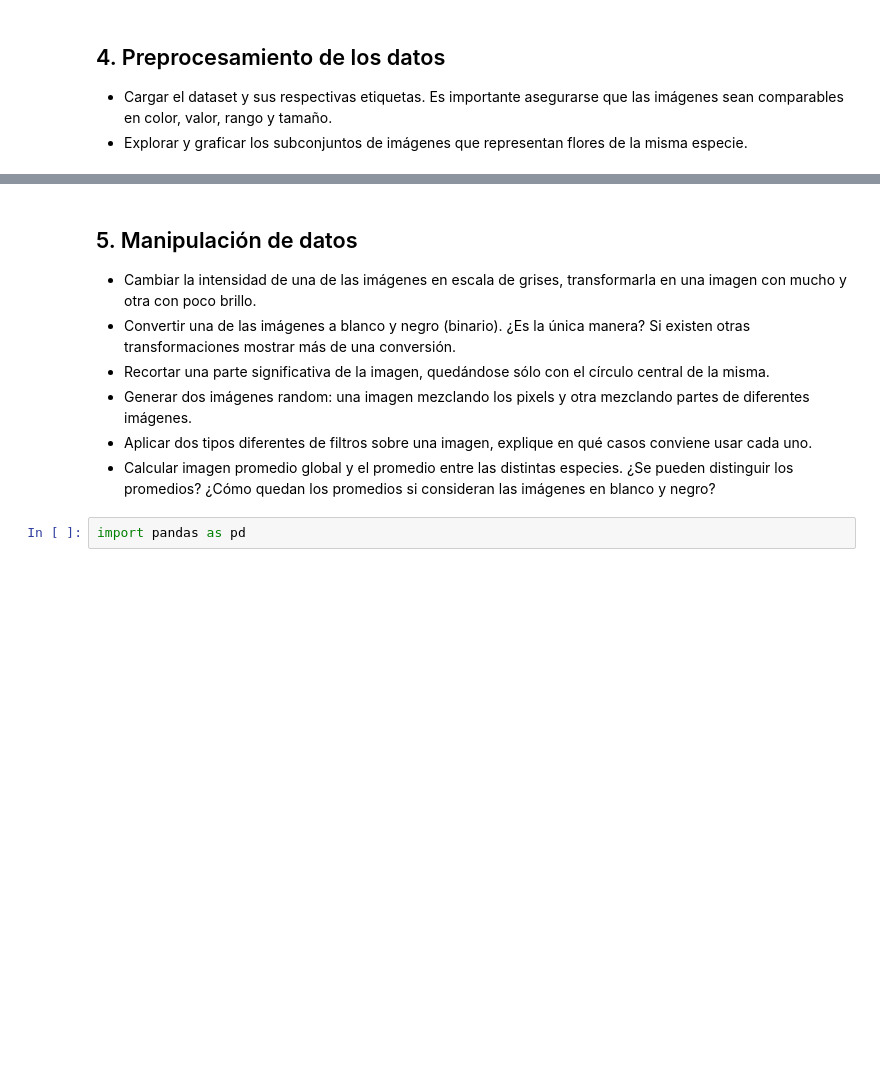
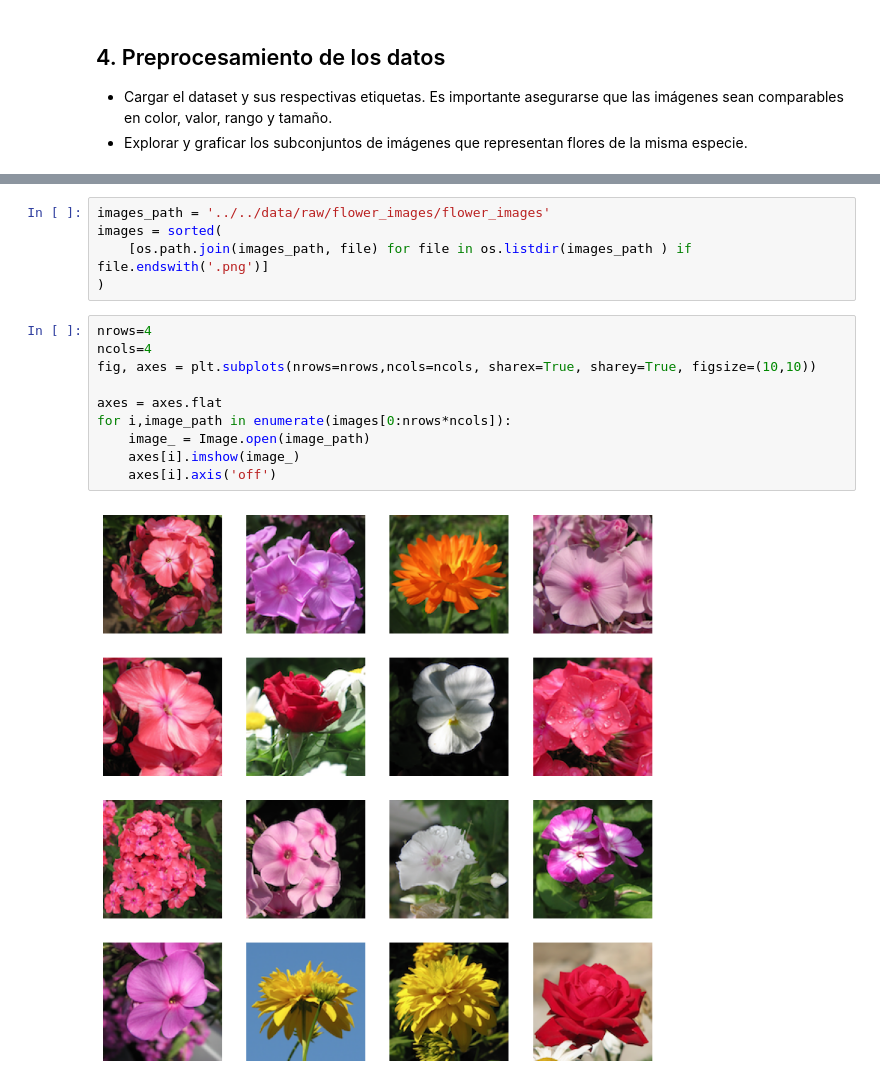
Before and after one commit to MasterUBA-DM-KD/DM_CyT, a Jupyter notebook: notebooks/TP1/preTP1.ipynb, the cells around one changed output, grey strips where cells are left out. Saved outputs shown, nothing was run; the diff lists cells and outputs as text; blank space fills up the shorter version.

Commit message:
Flowers

```diff
--- a/notebooks/TP1/preTP1.ipynb
+++ b/notebooks/TP1/preTP1.ipynb
@@ -43,10 +27,17 @@ Archive:  ../../data/raw/flower-color-images.zip
-# %% [markdown]
-## 5. Manipulación de datos
-- Cambiar la intensidad de una de las imágenes en escala de grises, transformarla en una imagen con mucho y otra con poco brillo.
-- Convertir una de las imágenes a blanco y negro (binario). ¿Es la única manera? Si existen otras transformaciones mostrar más de una conversión.
-- Recortar una parte significativa de la imagen, quedándose sólo con el círculo central de la misma.
-- Generar dos imágenes random: una imagen mezclando los pixels y otra mezclando partes de diferentes imágenes.
-- Aplicar dos tipos diferentes de filtros sobre una imagen, explique en qué casos conviene usar cada uno.
-- Calcular imagen promedio global y el promedio entre las distintas especies. ¿Se pueden distinguir los promedios? ¿Cómo quedan los promedios si consideran las imágenes en blanco y negro?
-# %%
-import pandas as pd
+# %%
+images_path = '../../data/raw/flower_images/flower_images'
+images = sorted(
+    [os.path.join(images_path, file) for file in os.listdir(images_path ) if file.endswith('.png')]
+)
+# %%
+nrows=4
+ncols=4
+fig, axes = plt.subplots(nrows=nrows,ncols=ncols, sharex=True, sharey=True, figsize=(10,10))
+
+axes = axes.flat
+for i,image_path in enumerate(images[0:nrows*ncols]):
+    image_ = Image.open(image_path)
+    axes[i].imshow(image_)
+    axes[i].axis('off')
+# %% [output]
+[figure, added]
```
Also changed, not shown: parts of 14 cells of this notebook.
